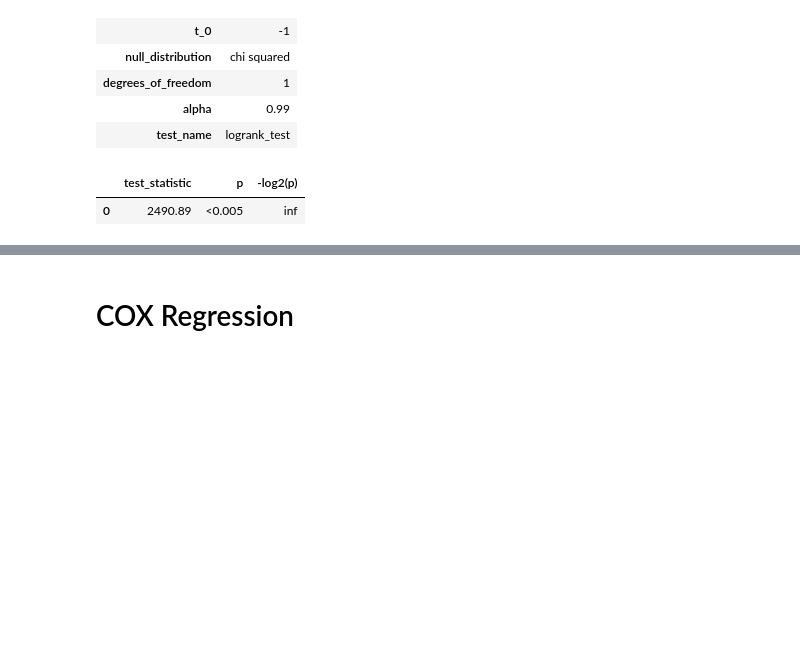
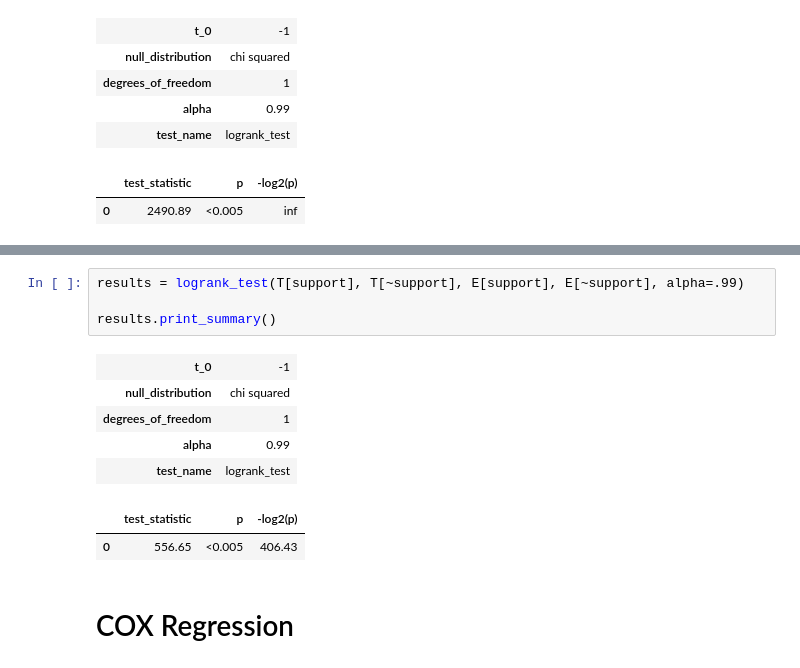
Before and after one commit to Hitkul/Put-Your-Money-Where-Your-Mouth-Is, a Jupyter notebook: analysis/Survival_Analysis.ipynb, the cells around one changed output, grey strips where cells are left out. Saved outputs shown, nothing was run; the diff lists cells and outputs as text; blank space fills up the shorter version.

```diff
--- a/analysis/Survival_Analysis.ipynb
+++ b/analysis/Survival_Analysis.ipynb
@@ -604,3 +526,15 @@ results.print_summary()
+# %%
+results = logrank_test(T[support], T[~support], E[support], E[~support], alpha=.99)
+
+results.print_summary()
+# %% [output]
+| t_0 | -1 |
+| null_distribution | chi squared |
+| degrees_of_freedom | 1 |
+| alpha | 0.99 |
+| test_name | logrank_test |
+|  | test_statistic | p | -log2(p) |
+| 0 | 556.65 | <0.005 | 406.43 |
 # %% [markdown]
 # COX Regression
 # %%
```
Also changed, not shown: parts of 33 cells of this notebook, 2 other files.
